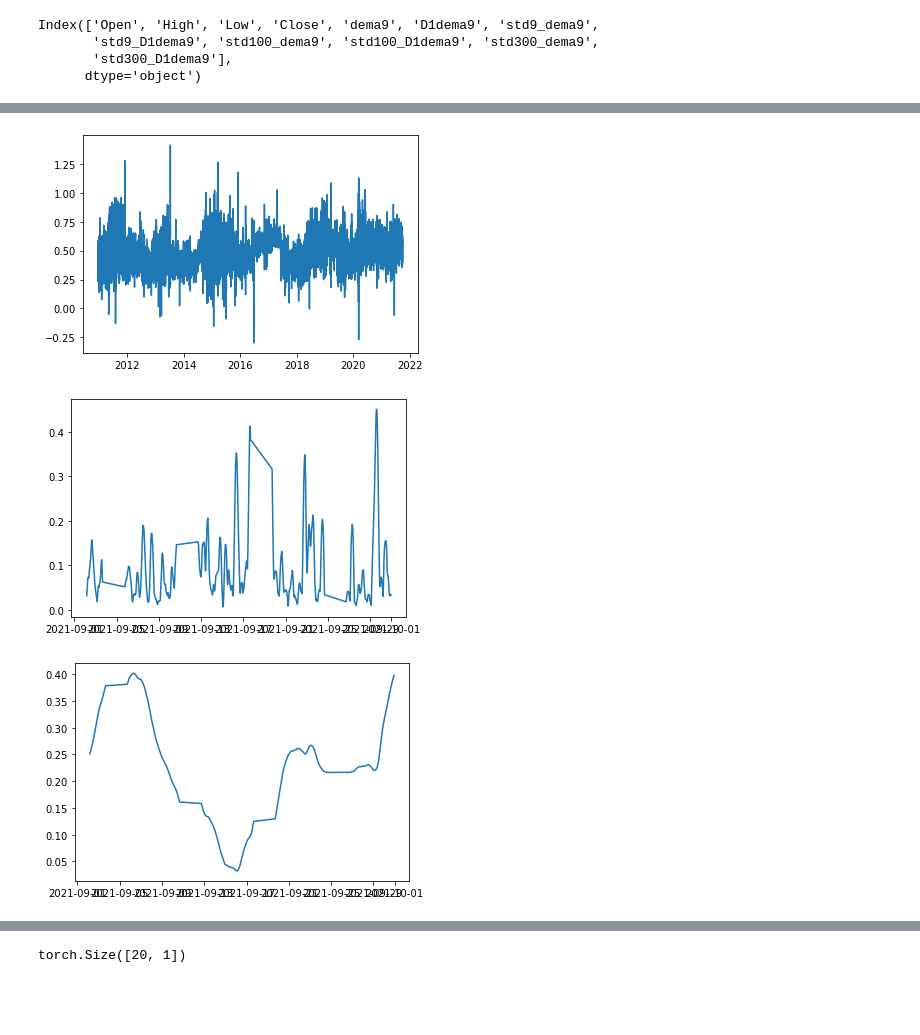
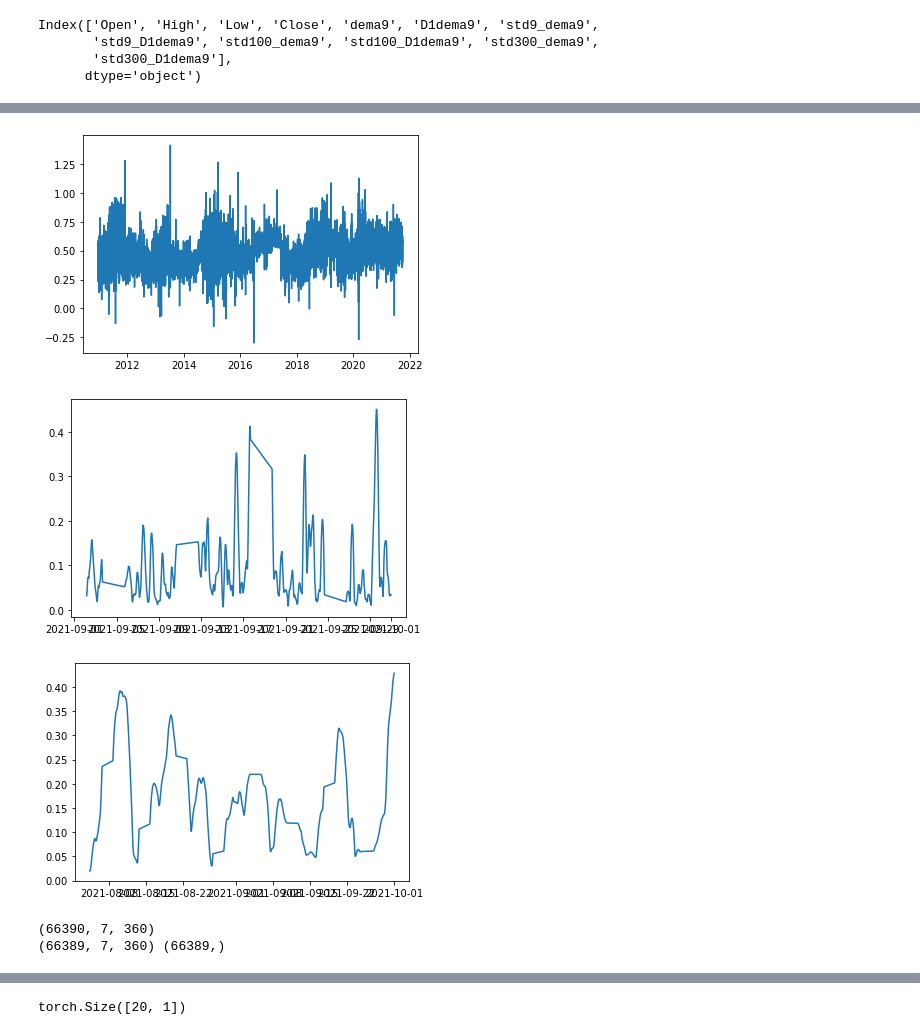
Before and after one commit to lu0x1a0/EURUSDPriceAnalysis, a Jupyter notebook: nnstruct.ipynb, the cells around one changed output, grey strips where cells are left out. Drawn from its saved outputs; the diff is of its cells as text; code cells hidden in the pictures; blank space fills up the shorter version.

```diff
--- a/nnstruct.ipynb
+++ b/nnstruct.ipynb
@@ -51,12 +64,12 @@ preds.tail()
 # %%
 import matplotlib.pyplot as plt
 plt.plot(preds['D1dema9_norm'].iloc[:]) # might consider to only divide, not subtract minimum as direction might be useful?
 plt.show()
 plt.plot(preds['std9_dema9_norm'].iloc[-500:])
 plt.show()
-plt.plot(preds['std300_dema9_norm'].iloc[-500:])
+plt.plot(preds['std100_dema9_norm'].iloc[-1000:])
 plt.show()
 # %% [output]
 [figure]
 [figure]
-[figure, old version]
+[figure, new version]
@@ -66,0 +76,14 @@ m1 = STDConvModel(3*5*24, 2, 12,stride1=2,stride2=2)
+# %%
+from numpy.lib.stride_tricks import sliding_window_view
+raw =  preds.dropna().to_numpy()
+wind = sliding_window_view(raw,window_shape = 3*5*24, axis=0)
+#print(wind[-1,:])
+print(wind.shape)
+#print(wind[~pd.isna(wind)].shape)
+x = wind[:-1,:]
+target_column = "std100_dema9_norm"
+y = wind[1:,3,-1]
+print(x.shape,y.shape)
+# %% [output]
+(66390, 7, 360)
+(66389, 7, 360) (66389,)
```
Also changed, not shown: parts of 7 cells of this notebook.
